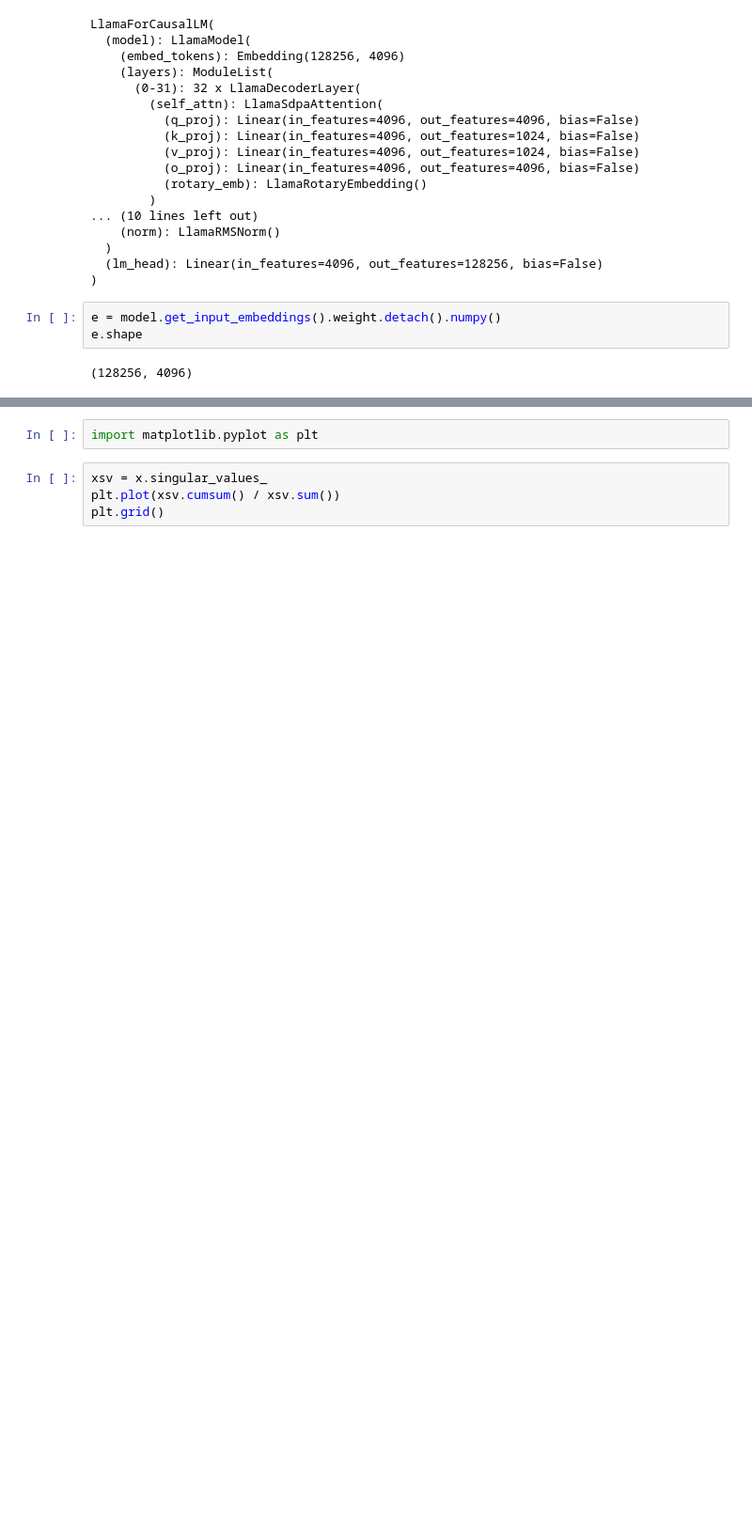
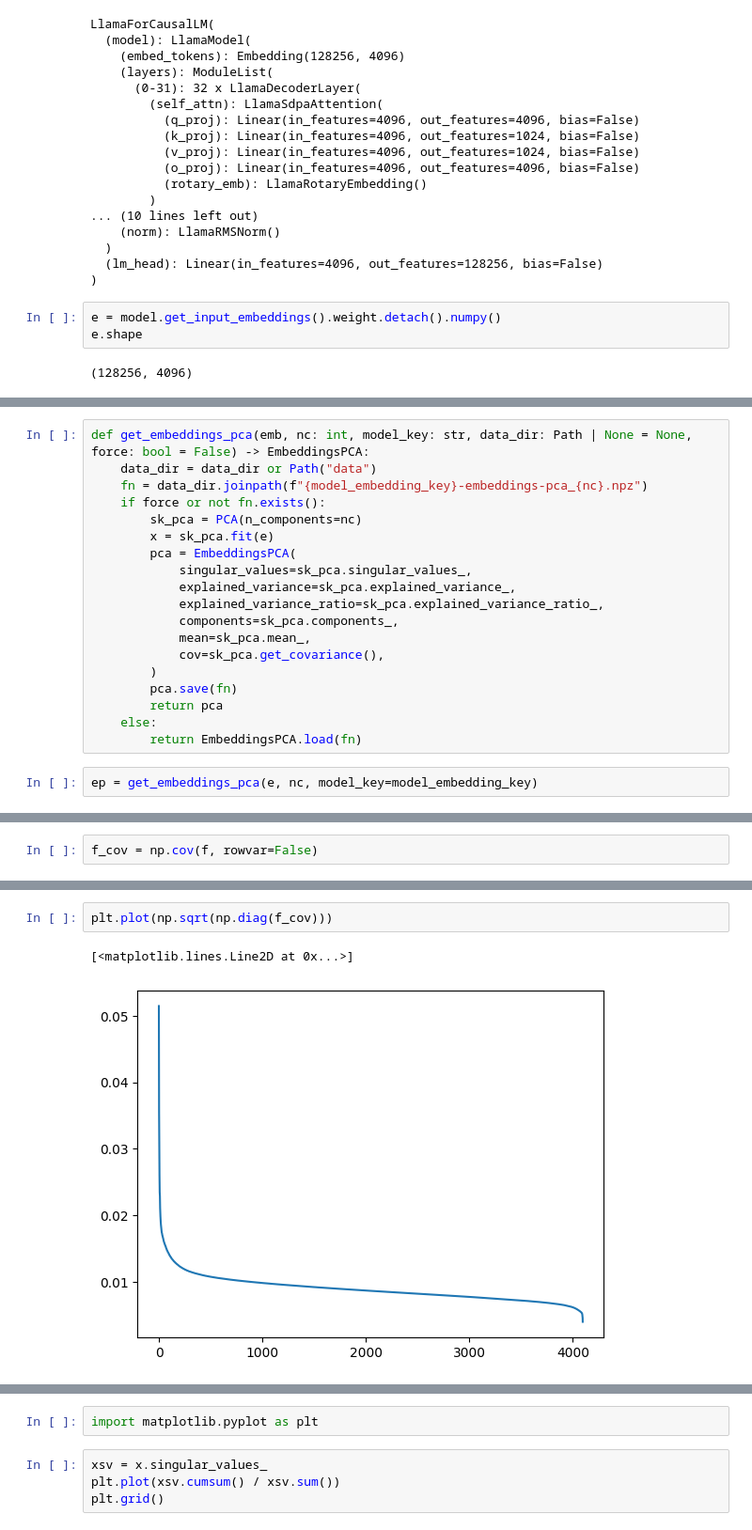
Before and after one commit to vpfister/tiny-llama3, a Jupyter notebook: notebooks/analyze_embeddings_pca.ipynb, the cells around one changed output, grey strips where cells are left out. Shown at 94% size. Cells and saved outputs as stored; diff of their text form; blank space fills up the shorter version.

```diff
--- a/notebooks/analyze_embeddings_pca.ipynb
+++ b/notebooks/analyze_embeddings_pca.ipynb
@@ -36,0 +98,21 @@ bs = 100000
+# %%
+def get_embeddings_pca(emb, nc: int, model_key: str, data_dir: Path | None = None, force: bool = False) -> EmbeddingsPCA:
+    data_dir = data_dir or Path("data")
+    fn = data_dir.joinpath(f"{model_embedding_key}-embeddings-pca_{nc}.npz")
+    if force or not fn.exists():
+        sk_pca = PCA(n_components=nc)
+        x = sk_pca.fit(e)
+        pca = EmbeddingsPCA(
+            singular_values=sk_pca.singular_values_,
+            explained_variance=sk_pca.explained_variance_,
+            explained_variance_ratio=sk_pca.explained_variance_ratio_,
+            components=sk_pca.components_,
+            mean=sk_pca.mean_,
+            cov=sk_pca.get_covariance(),
+        )
+        pca.save(fn)
+        return pca
+    else:
+        return EmbeddingsPCA.load(fn)
+# %%
+ep = get_embeddings_pca(e, nc, model_key=model_embedding_key)
@@ -36,0 +194,2 @@ bs = 100000
+# %%
+f_cov = np.cov(f, rowvar=False)
@@ -36,0 +202,5 @@ bs = 100000
+# %%
+plt.plot(np.sqrt(np.diag(f_cov)))
+# %% [output]
+[<matplotlib.lines.Line2D at 0x...>]
+[figure, added]
```
Also changed, not shown: parts of 51 cells of this notebook, 4 other files.
